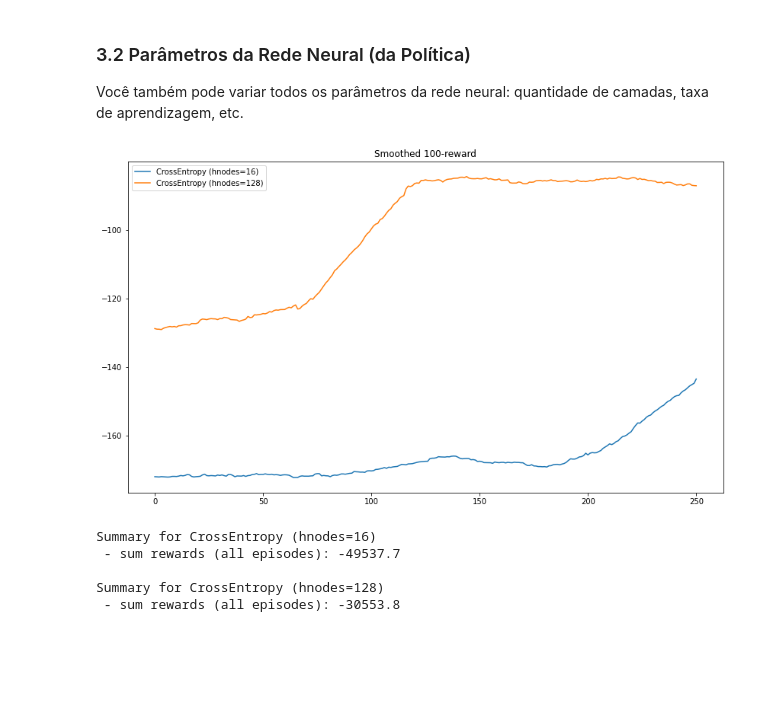
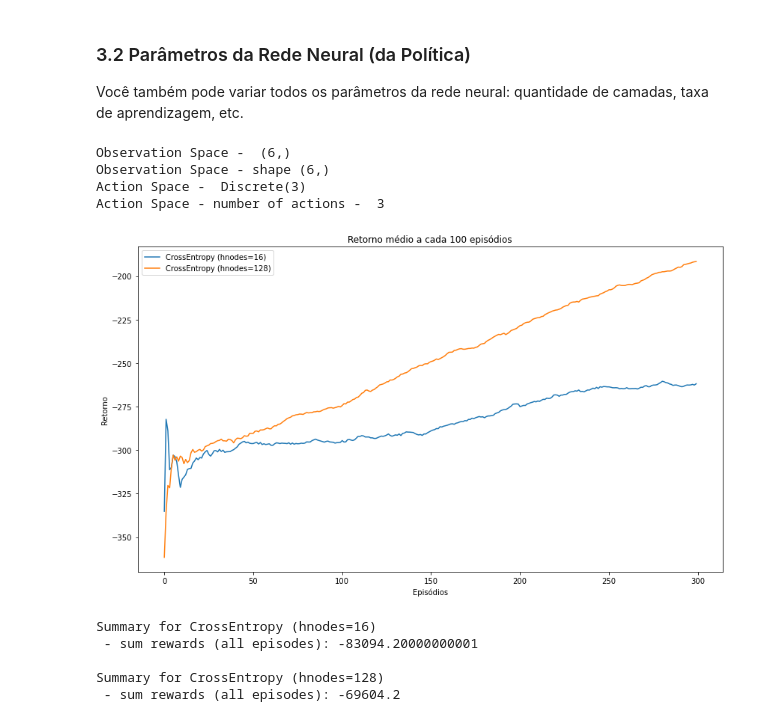
Before and after one commit to pablo-sampaio/rl_facil, a Jupyter notebook: cap06/cap06-main.ipynb, the cells around one changed output. Cells and saved outputs as stored; diff of their text form; code cells hidden in the pictures; blank space fills up the shorter version.

```diff
--- a/cap06/cap06-main.ipynb
+++ b/cap06/cap06-main.ipynb
@@ -166,25 +166,35 @@ Summary for CrossEntropy (20,0.80)
 ### 3.2 Parâmetros da Rede Neural (da Política)
 
 Você também pode variar todos os parâmetros da rede neural: quantidade de camadas, taxa de aprendizagem, etc.
+# %%
+ENV = gym.make("Acrobot-v1")
+
+NUM_EPISODES = 300
+BATCH_SIZE   = 20
+PROPORTION   = 0.8
+
+print("Observation Space - ", ENV.observation_space.shape)
+print("Observation Space - shape", ENV.observation_space.shape)
+print("Action Space - ", ENV.action_space)
+print("Action Space - number of actions - ", ENV.action_space.n)
+# %% [output]
+Observation Space -  (6,)
+Observation Space - shape (6,)
+Action Space -  Discrete(3)
+Action Space - number of actions -  3
 # %%
-ENV = gym.make("Acrobot-v1")
-
-NUM_EPISODES = 300
-BATCH_SIZE   = 5
-PROPORTION   = 0.4
-
 results = []
 
 for hidden_layer_size in [16, 128]:
     policy_model = PolicyModelCrossentropy(ENV.observation_space.shape[0], [hidden_layer_size], ENV.action_space.n, lr=0.01)
-    results.append( repeated_exec(10, f"CrossEntropy (hnodes={hidden_layer_size})", run_crossentropy_method, ENV, NUM_EPISODES, BATCH_SIZE, PROPORTION, policy_model) )
+    results.append( repeated_exec(5, f"CrossEntropy (hnodes={hidden_layer_size})", run_crossentropy_method1, ENV, NUM_EPISODES, BATCH_SIZE, PROPORTION, policy_model) )
     clear_output()
 
 plot_multiple_results(results, cumulative=False, x_log_scale=False)
 # %% [output]
-[figure, old version]
+[figure, new version]
 Summary for CrossEntropy (hnodes=16)
- - sum rewards (all episodes): -49537.7
+ - sum rewards (all episodes): -83094.20000000001
 
 Summary for CrossEntropy (hnodes=128)
- - sum rewards (all episodes): -30553.8
+ - sum rewards (all episodes): -69604.2
```
Also changed, not shown: parts of 3 cells of this notebook, 8 other files.
